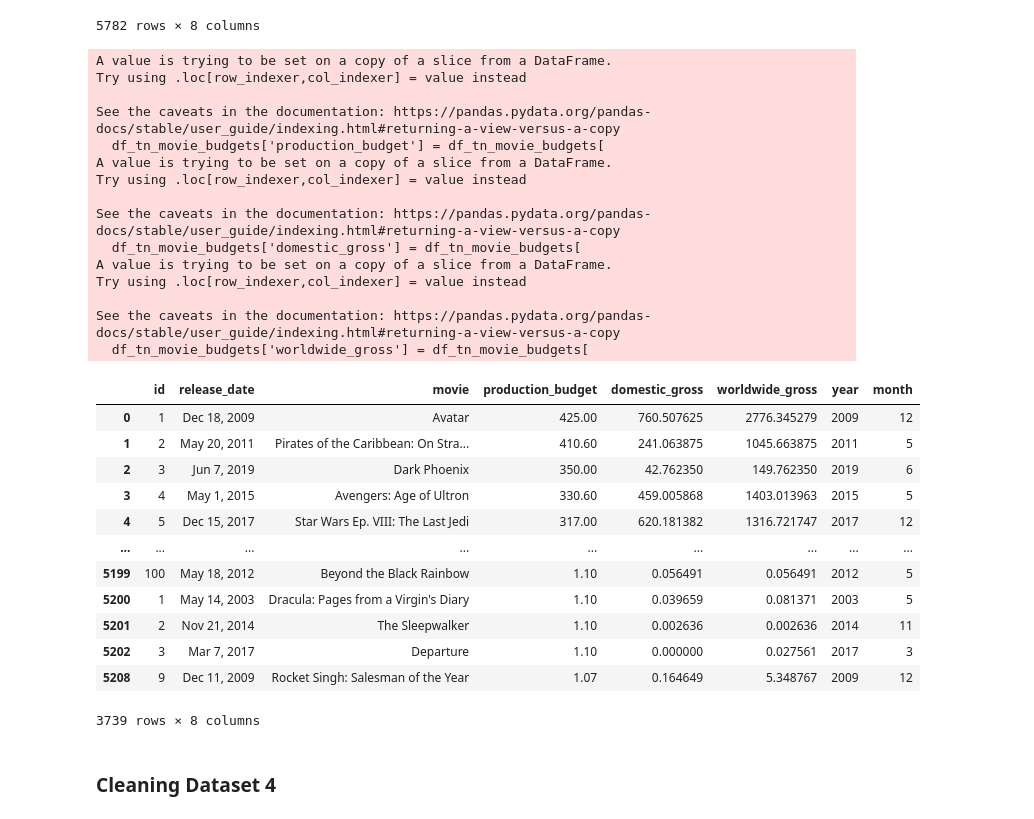
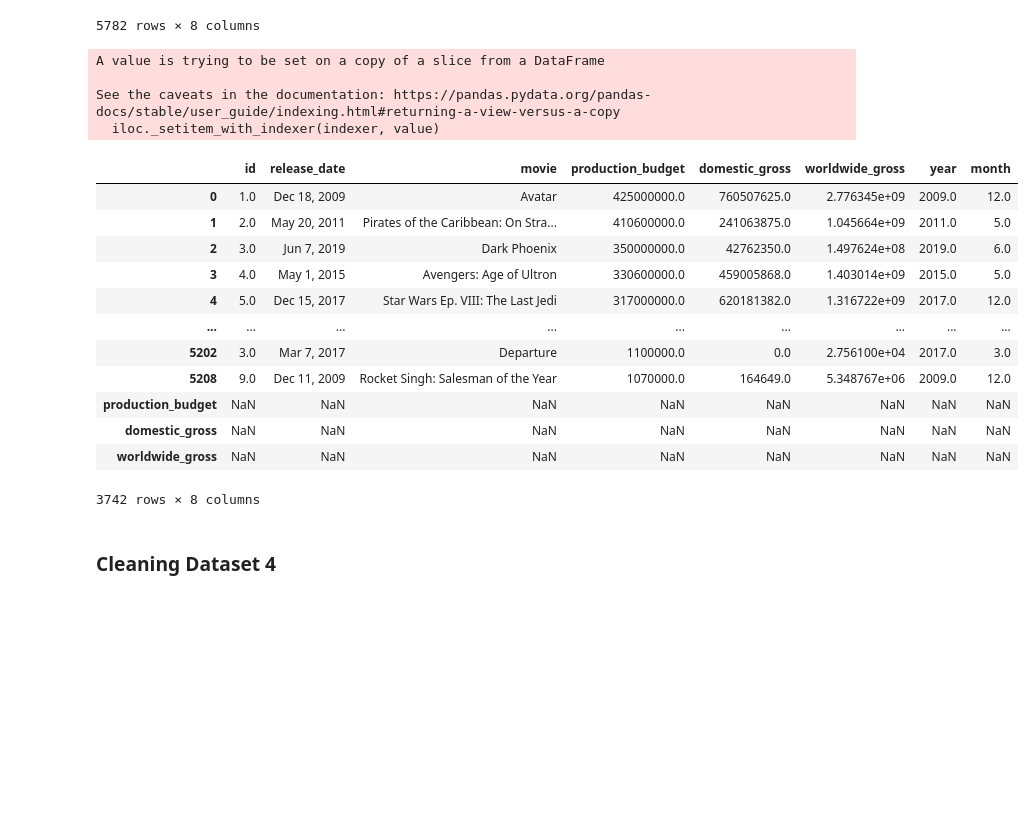
Before and after one commit to Bmdubs88/Flatiron-Project-1, a Jupyter notebook: student.ipynb, the cells around one changed output. Cells and saved outputs as stored; diff of their text form; code cells hidden in the pictures; blank space fills up the shorter version.

```diff
--- a/student.ipynb
+++ b/student.ipynb
@@ -416,51 +411,40 @@ df_tn_movie_budgets
 | 5781 | 82 | Aug 5, 2005 | My Date With Drew | 1100 | 181041 | 181041 | 2005 | 8 |
 5782 rows × 8 columns
 # %%
-df_tn_movie_budgets = df_tn_movie_budgets[
+df_tn_movie_budgets = df_tn_movie_budgets.loc[
     (df_tn_movie_budgets['year'] >= 2000) &
     (df_tn_movie_budgets['worldwide_gross'] > 0) &
     (df_tn_movie_budgets['production_budget'] > 1000000)
 ]
 
-df_tn_movie_budgets['production_budget'] = df_tn_movie_budgets[
+df_tn_movie_budgets.loc['production_budget'] = df_tn_movie_budgets[
     'production_budget'].map(lambda x: x/1000000)
 
-df_tn_movie_budgets['domestic_gross'] = df_tn_movie_budgets[
+df_tn_movie_budgets.loc['domestic_gross'] = df_tn_movie_budgets[
     'domestic_gross'].map(lambda x: x/1000000)
 
-df_tn_movie_budgets['worldwide_gross'] = df_tn_movie_budgets[
+df_tn_movie_budgets.loc['worldwide_gross'] = df_tn_movie_budgets[
     'worldwide_gross'].map(lambda x: x/1000000)
 
 df_tn_movie_budgets
 # %% [output]
-A value is trying to be set on a copy of a slice from a DataFrame.
-Try using .loc[row_indexer,col_indexer] = value instead
+A value is trying to be set on a copy of a slice from a DataFrame
 
 See the caveats in the documentation: https://pandas.pydata.org/pandas-docs/stable/user_guide/indexing.html#returning-a-view-versus-a-copy
-  df_tn_movie_budgets['production_budget'] = df_tn_movie_budgets[
-A value is trying to be set on a copy of a slice from a DataFrame.
-Try using .loc[row_indexer,col_indexer] = value instead
-
-See the caveats in the documentation: https://pandas.pydata.org/pandas-docs/stable/user_guide/indexing.html#returning-a-view-versus-a-copy
-  df_tn_movie_budgets['domestic_gross'] = df_tn_movie_budgets[
-A value is trying to be set on a copy of a slice from a DataFrame.
-Try using .loc[row_indexer,col_indexer] = value instead
-
-See the caveats in the documentation: https://pandas.pydata.org/pandas-docs/stable/user_guide/indexing.html#returning-a-view-versus-a-copy
-  df_tn_movie_budgets['worldwide_gross'] = df_tn_movie_budgets[
+  iloc._setitem_with_indexer(indexer, value)
 |  | id | release_date | movie | production_budget | domestic_gross | worldwide_gross | year | month |
-| 0 | 1 | Dec 18, 2009 | Avatar | 425.00 | 760.507625 | 2776.345279 | 2009 | 12 |
-| 1 | 2 | May 20, 2011 | Pirates of the Caribbean: On Stra... | 410.60 | 241.063875 | 1045.663875 | 2011 | 5 |
-| 2 | 3 | Jun 7, 2019 | Dark Phoenix | 350.00 | 42.762350 | 149.762350 | 2019 | 6 |
-| 3 | 4 | May 1, 2015 | Avengers: Age of Ultron | 330.60 | 459.005868 | 1403.013963 | 2015 | 5 |
-| 4 | 5 | Dec 15, 2017 | Star Wars Ep. VIII: The Last Jedi | 317.00 | 620.181382 | 1316.721747 | 2017 | 12 |
+| 0 | 1.0 | Dec 18, 2009 | Avatar | 425000000.0 | 760507625.0 | 2.776345e+09 | 2009.0 | 12.0 |
+| 1 | 2.0 | May 20, 2011 | Pirates of the Caribbean: On Stra... | 410600000.0 | 241063875.0 | 1.045664e+09 | 2011.0 | 5.0 |
+| 2 | 3.0 | Jun 7, 2019 | Dark Phoenix | 350000000.0 | 42762350.0 | 1.497624e+08 | 2019.0 | 6.0 |
+| 3 | 4.0 | May 1, 2015 | Avengers: Age of Ultron | 330600000.0 | 459005868.0 | 1.403014e+09 | 2015.0 | 5.0 |
+| 4 | 5.0 | Dec 15, 2017 | Star Wars Ep. VIII: The Last Jedi | 317000000.0 | 620181382.0 | 1.316722e+09 | 2017.0 | 12.0 |
 | ... | ... | ... | ... | ... | ... | ... | ... | ... |
-| 5199 | 100 | May 18, 2012 | Beyond the Black Rainbow | 1.10 | 0.056491 | 0.056491 | 2012 | 5 |
-| 5200 | 1 | May 14, 2003 | Dracula: Pages from a Virgin's Diary | 1.10 | 0.039659 | 0.081371 | 2003 | 5 |
-| 5201 | 2 | Nov 21, 2014 | The Sleepwalker | 1.10 | 0.002636 | 0.002636 | 2014 | 11 |
-| 5202 | 3 | Mar 7, 2017 | Departure | 1.10 | 0.000000 | 0.027561 | 2017 | 3 |
-| 5208 | 9 | Dec 11, 2009 | Rocket Singh: Salesman of the Year | 1.07 | 0.164649 | 5.348767 | 2009 | 12 |
+| 5202 | 3.0 | Mar 7, 2017 | Departure | 1100000.0 | 0.0 | 2.756100e+04 | 2017.0 | 3.0 |
+| 5208 | 9.0 | Dec 11, 2009 | Rocket Singh: Salesman of the Year | 1070000.0 | 164649.0 | 5.348767e+06 | 2009.0 | 12.0 |
+| production_budget | NaN | NaN | NaN | NaN | NaN | NaN | NaN | NaN |
+| domestic_gross | NaN | NaN | NaN | NaN | NaN | NaN | NaN | NaN |
+| worldwide_gross | NaN | NaN | NaN | NaN | NaN | NaN | NaN | NaN |
-3739 rows × 8 columns
+3742 rows × 8 columns
 # %% [markdown]
 ### Cleaning Dataset 4
 # %% [markdown]
```
Also changed, not shown: parts of 10 cells of this notebook, 7 other files.
